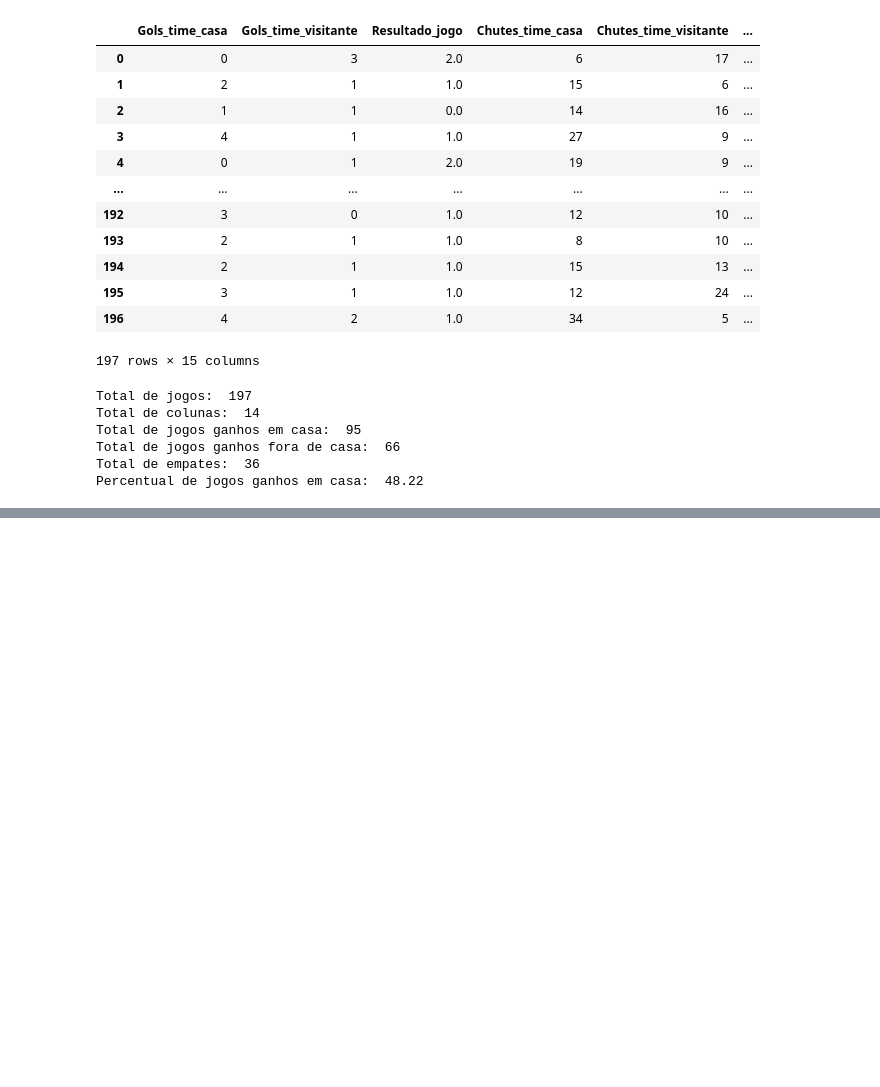
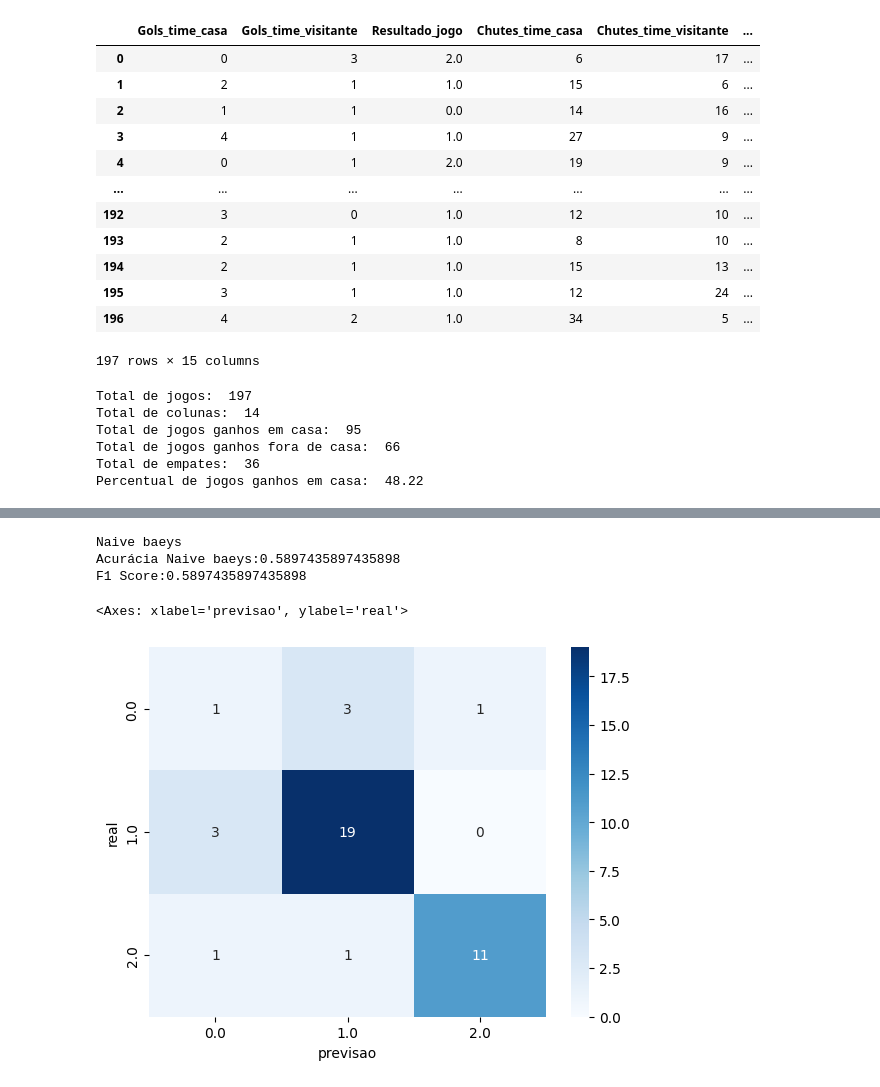
Before and after one commit to vinicarlosss/MachineLearning_Futebol, a Jupyter notebook: codifike_model_ENG.ipynb, the cells around one changed output, grey strips where cells are left out. Saved outputs shown, nothing was run; the diff lists cells and outputs as text; code cells hidden in the pictures; blank space fills up the shorter version.

Commit message:
realizando previsão com Naive baeys

```diff
--- a/codifike_model_ENG.ipynb
+++ b/codifike_model_ENG.ipynb
@@ -85,0 +114,11 @@ Percentual de jogos ganhos em casa:  48.22
+# %%
+#separa as features com base nas melhores features para treinamento
+features = dataPreFiltred.drop(['Resultado_jogo', 'Faltas_cometidas_time_visitante','Escanteios_time_visitante', 'Cartao_amarelo_time_visitante' ],axis=1)
+#separa as labels para treinamento
+labels = dataPreFiltred['Resultado_jogo']
+# Gerando o novo padrão
+scaler = MinMaxScaler().fit(features)
+features_scale = scaler.transform(features)
+display(features)
+display(labels)
+display(features.shape)
@@ -85,0 +152,40 @@ Percentual de jogos ganhos em casa:  48.22
+# %%
+#Separa em treinamento e teste
+#Separação manual para manter a ordem cronológica, uma vez que temos informação temporal.
+#Treino linhas [:1932]
+#Teste linhas [1932:2155]
+#previsão linhas [2155:2280]
+X_train = features_scale[:118]
+X_test = features_scale[118:157]
+y_train = labels[:118]
+y_test = labels[118:157]
+# %%
+#Treinando e testando os modelos
+
+clf = GaussianNB()
+clf.fit(X_train, y_train)
+pred= clf.predict(X_test)
+
+nb_acc = accuracy_score(y_test, pred)
+f1=f1_score(y_test,pred, average='micro')
+
+print ('Naive baeys')
+print ('Acurácia Naive baeys:{}'.format(nb_acc))
+print ('F1 Score:{}'.format(f1) )
+#Executando previsão
+previsao = features_scale[157:]
+
+res_full = dataPreFiltred['Resultado_jogo']
+res = res_full[157:]
+pred = clf.predict(previsao)
+df = pd.DataFrame({'real': res, 'previsao': pred})
+#matriz de confusão
+df=pd.DataFrame(df,columns=['real','previsao' ])
+cf_matrix=pd.crosstab(df['real'], df['previsao'], rownames=['real'] , colnames=['previsao'])
+sns.heatmap(cf_matrix, annot=True, cmap='Blues')
+# %% [output]
+Naive baeys
+Acurácia Naive baeys:0.5897435897435898
+F1 Score:0.5897435897435898
+<Axes: xlabel='previsao', ylabel='real'>
+[figure, added]
```
Also changed, not shown: parts of 3 cells of this notebook.
